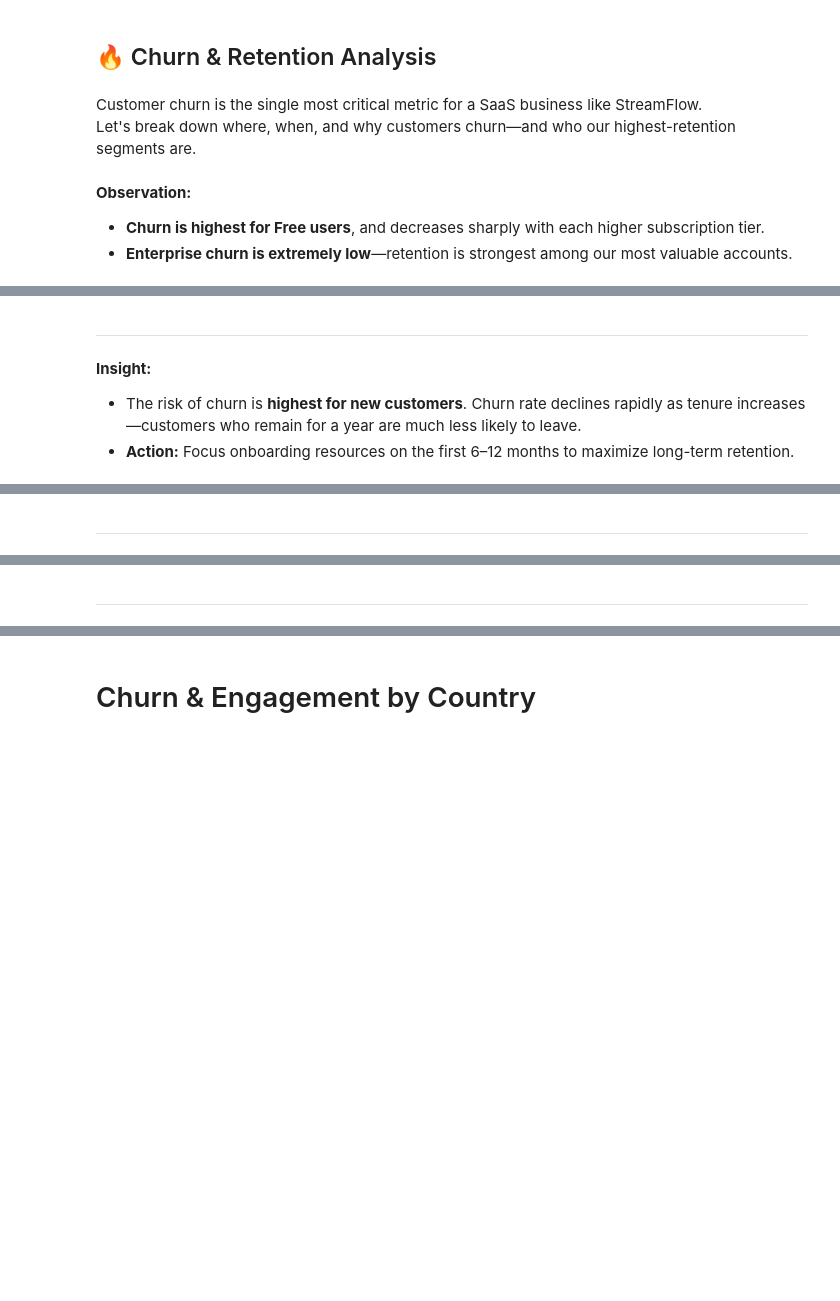
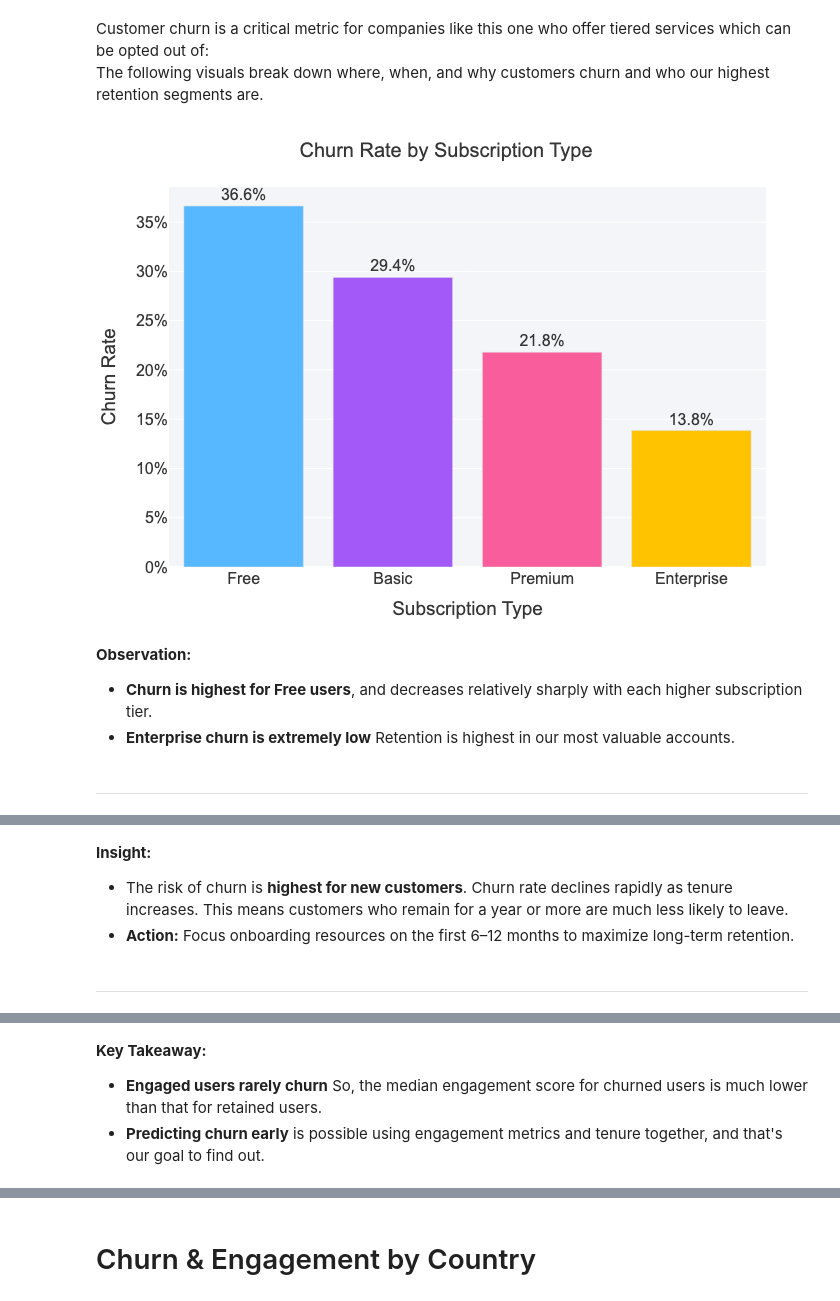
Before and after one commit to aryankaushik89/aryankaushik89.github.io, a Jupyter notebook: customer_analytics_ai/customer_churn_project.ipynb, the cells around one changed output, grey strips where cells are left out. Saved outputs shown, nothing was run; the diff lists cells and outputs as text; code cells hidden in the pictures; blank space fills up the shorter version.

```diff
--- a/customer_analytics_ai/customer_churn_project.ipynb
+++ b/customer_analytics_ai/customer_churn_project.ipynb
@@ -520,8 +503,8 @@ There’s a strong positive correlation between engagement and loyalty points ac
 # %%
-display(Markdown("## 🔥 Churn & Retention Analysis"))
+# display(Markdown("## 🔥 Churn & Retention Analysis"))
 display(Markdown("""
-Customer churn is the single most critical metric for a SaaS business like StreamFlow.
-Let's break down where, when, and why customers churn—and who our highest-retention segments are.
+Customer churn is a critical metric for companies like this one who offer tiered services which can be opted out of:
+The following visuals break down where, when, and why customers churn and who our highest retention segments are.
 """))
 
 # Elegant color palette
@@ -531,60 +514,56 @@ sub_order = ['Free', 'Basic', 'Premium', 'Enterprise']
 
 # --- Churn Rate by Subscription Type ---
 churn_rate = df.groupby('subscription_type')['churned'].mean().reindex(sub_order)
-
 fig1 = px.bar(
     churn_rate.reset_index(), x='subscription_type', y='churned',
     color='subscription_type', color_discrete_sequence=custom_palette,
     title="Churn Rate by Subscription Type", text='churned'
 )
 fig1.update_layout(
-    width=900, height=340,
     plot_bgcolor=neutral_grey,
     xaxis_title="Subscription Type",
     yaxis_title="Churn Rate",
-    font=dict(family="Segoe UI, Arial", size=15, color="#363636"),
+    font=dict(family="Segoe UI, Arial", size=16, color="#363636"),
     title=dict(x=0.5, font=dict(size=20)),
     showlegend=False,
     margin=dict(l=30, r=30, t=60, b=60),
     yaxis_tickformat=".0%"
 )
 fig1.update_traces(marker_line_color="#e0e0e0", texttemplate='%{text:.1%}', textposition='outside')
-fig1.show()
+save_plot(fig1, "churn_by_subscription.png")
+display(Image(filename="plots/churn_by_subscription.png"))
 
 display(Markdown("""
 **Observation:**
-- **Churn is highest for Free users**, and decreases sharply with each higher subscription tier.
-- **Enterprise churn is extremely low**—retention is strongest among our most valuable accounts.
+- **Churn is highest for Free users**, and decreases relatively sharply with each higher subscription tier.
+- **Enterprise churn is extremely low** Retention is highest in our most valuable accounts.
 """))
 
 display(Markdown("<hr style='border:0.5px solid #e0e0e0;'>"))
 
 # --- Churn by Tenure (Survival Curve) ---
-import numpy as np
-
 churn_by_tenure = df.groupby('tenure_months')['churned'].mean().reset_index()
-
 fig2 = px.line(
     churn_by_tenure, x='tenure_months', y='churned',
     title="Churn Rate by Customer Tenure",
     markers=True
 )
 fig2.update_layout(
-    width=900, height=340,
     plot_bgcolor=neutral_grey,
     xaxis_title="Tenure (Months)",
     yaxis_title="Churn Rate",
-    font=dict(family="Segoe UI, Arial", size=15, color="#363636"),
+    font=dict(family="Segoe UI, Arial", size=16, color="#363636"),
     title=dict(x=0.5, font=dict(size=20)),
     margin=dict(l=30, r=30, t=60, b=60),
     yaxis_tickformat=".0%"
 )
 fig2.update_traces(line=dict(width=4, color="#f95d9b"))
-fig2.show()
+save_plot(fig2, "churn_by_tenure.png")
+display(Image(filename="plots/churn_by_tenure.png"))
 
 display(Markdown("""
 **Insight:**
-- The risk of churn is **highest for new customers**. Churn rate declines rapidly as tenure increases—customers who remain for a year are much less likely to leave.
+- The risk of churn is **highest for new customers**. Churn rate declines rapidly as tenure increases. This means customers who remain for a year or more are much less likely to leave.
 - **Action:** Focus onboarding resources on the first 6–12 months to maximize long-term retention.
 """))
 
@@ -599,63 +578,61 @@ fig3 = px.box(
     labels={'churned': 'Churned (1=Yes, 0=No)'}
 )
 fig3.update_layout(
-    width=900, height=380,
     plot_bgcolor=neutral_grey,
     xaxis_title="Churned",
     yaxis_title="Engagement Score",
-    font=dict(family="Segoe UI, Arial", size=15, color="#363636"),
+    font=dict(family="Segoe UI, Arial", size=16, color="#363636"),
     title=dict(x=0.5, font=dict(size=20)),
     showlegend=False,
     margin=dict(l=30, r=30, t=60, b=60)
 )
 fig3.update_traces(marker_line_color="#e0e0e0")
-fig3.show()
+save_plot(fig3, "engagement_by_churn.png")
+display(Image(filename="plots/engagement_by_churn.png"))
 
 display(Markdown("""
 **Key Takeaway:**
-- **Engaged users rarely churn**—the median engagement score for churned users is dramatically lower than for retained users.
-- **Predicting churn early** is possible using engagement metrics and tenure together.
+- **Engaged users rarely churn** So, the median engagement score for churned users is much lower than that for retained users.
+- **Predicting churn early** is possible using engagement metrics and tenure together, and that's our goal to find out.
 """))
 
 display(Markdown("<hr style='border:0.5px solid #e0e0e0;'>"))
 
 # --- Feature Correlations with Churn (for actionable insights) ---
-import plotly.figure_factory as ff
-
 corrs = df.corr(numeric_only=True)
 churn_corrs = corrs['churned'].sort_values(key=lambda x: abs(x), ascending=False)[1:9]
-
 fig4 = px.bar(
     churn_corrs.reset_index(), x='index', y='churned',
     color='churned', color_continuous_scale='sunsetdark',
     title="Feature Correlation with Churn (Top Predictors)"
 )
 fig4.update_layout(
-    width=900, height=360,
     plot_bgcolor=neutral_grey,
     xaxis_title="Feature",
     yaxis_title="Correlation with Churn",
-    font=dict(family="Segoe UI, Arial", size=15, color="#363636"),
+    font=dict(family="Segoe UI, Arial", size=16, color="#363636"),
     title=dict(x=0.5, font=dict(size=20)),
     margin=dict(l=30, r=30, t=60, b=60),
     coloraxis_showscale=False
 )
 fig4.update_traces(marker_line_color="#e0e0e0")
-fig4.show()
+save_plot(fig4, "churn_feature_corrs.png")
+display(Image(filename="plots/churn_feature_corrs.png"))
 
 display(Markdown("""
 **Actionable Insights:**
 - **Low engagement score, high support tickets, low loyalty, and missed payments** are the most predictive of churn.
-- Targeted retention campaigns and proactive outreach for these risk factors can dramatically improve LTV.
+- Targeted retention campaigns and proactive outreach for these risk factors can improve LTV (life-time-value).
 """))
 
 display(Markdown("<hr style='border:0.5px solid #e0e0e0;'>"))
 # %% [output]
-## 🔥 Churn & Retention Analysis
+
+Customer churn is a critical metric for companies like this one who offer tiered services which can be opted out of:
+The following visuals break down where, when, and why customers churn and who our highest retention segments are.
+[figure, added]
 
-Customer churn is the single most critical metric for a SaaS business like StreamFlow.
-Let's break down where, when, and why customers churn—and who our highest-retention segments are.
+**Observation:**
+- **Churn is highest for Free users**, and decreases relatively sharply with each higher subscription tier.
+- **Enterprise churn is extremely low** Retention is highest in our most valuable accounts.
-
-**Observation:**
-- **Churn is highest for Free users**, and decreases sharply with each higher subscription tier.
-- **Enterprise churn is extremely low**—retention is strongest among our most valuable accounts.
+<hr style='border:0.5px solid #e0e0e0;'>
@@ -662,5 +640,5 @@ Let's break down where, when, and why customers churn—and who our highest-rete
-<hr style='border:0.5px solid #e0e0e0;'>
+
+**Insight:**
+- The risk of churn is **highest for new customers**. Churn rate declines rapidly as tenure increases. This means customers who remain for a year or more are much less likely to leave.
+- **Action:** Focus onboarding resources on the first 6–12 months to maximize long-term retention.
-
-**Insight:**
-- The risk of churn is **highest for new customers**. Churn rate declines rapidly as tenure increases—customers who remain for a year are much less likely to leave.
-- **Action:** Focus onboarding resources on the first 6–12 months to maximize long-term retention.
+<hr style='border:0.5px solid #e0e0e0;'>
@@ -667 +646,4 @@ Let's break down where, when, and why customers churn—and who our highest-rete
-<hr style='border:0.5px solid #e0e0e0;'>
+
+**Key Takeaway:**
+- **Engaged users rarely churn** So, the median engagement score for churned users is much lower than that for retained users.
+- **Predicting churn early** is possible using engagement metrics and tenure together, and that's our goal to find out.
@@ -677,4 +657,3 @@ Let's break down where, when, and why customers churn—and who our highest-rete
-<hr style='border:0.5px solid #e0e0e0;'>
 # %%
 churn_by_tenure['churn_rate_smooth'] = churn_by_tenure['churned'].rolling(window=6, center=True).mean()
 
```
Also changed, not shown: parts of 51 cells of this notebook, 37 other files.
